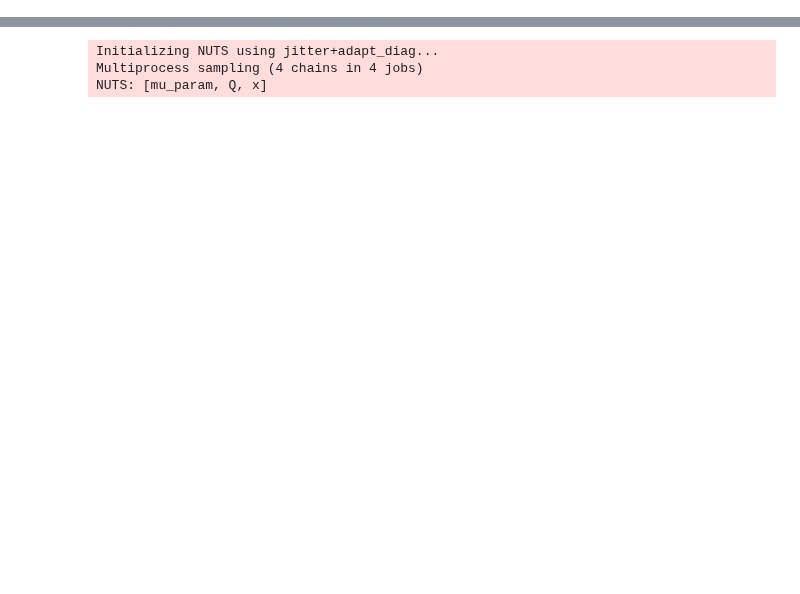
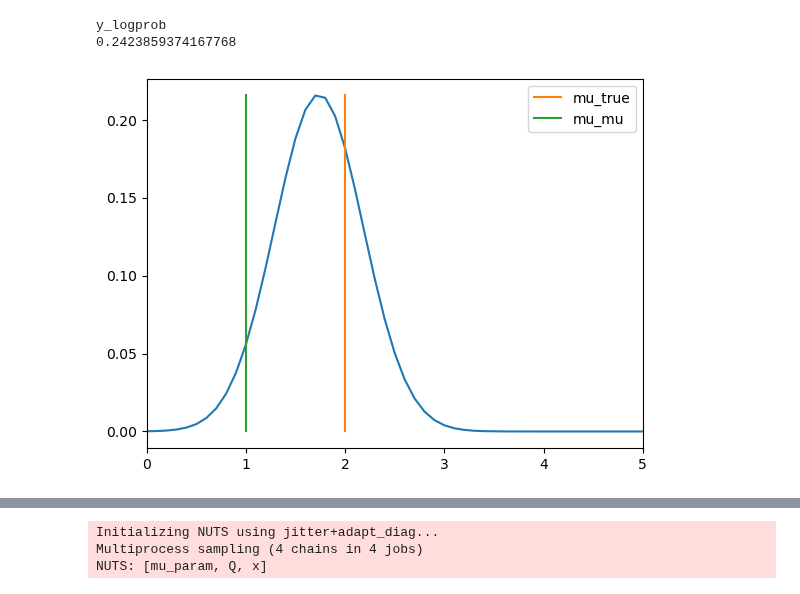
Before and after one commit to pymc-devs/pymc-extras, a Jupyter notebook: notebooks/INLA_testing.ipynb, the cells around one changed output, grey strips where cells are left out. Saved outputs shown, nothing was run; the diff lists cells and outputs as text; code cells hidden in the pictures; blank space fills up the shorter version.

```diff
--- a/notebooks/INLA_testing.ipynb
+++ b/notebooks/INLA_testing.ipynb
@@ -29,52 +270,70 @@ Reshape{4}.0
 # %%
 rng = np.random.default_rng(12345)
-n = 10000
-d = 10
+n = 2
+d = 1
 
 # Initialise arrays
-mu_true = rng.random(d)
-cov_true = np.diag(rng.random(d))
-Q_val = np.diag(rng.random(d))
-cov_param_val = np.diag(rng.random(d))
+mu_true = 2 * np.ones((d,))  # rng.random(d)
+cov_true = np.identity(d)  # np.diag(rng.random(d))
+Q_val = np.identity(d)  # np.diag(rng.random(d))
+cov_param_val = np.identity(d)  # np.diag(rng.random(d))
 
-x_val = rng.random(d)
-mu_val = rng.random(d)
+# x_val = rng.random(d)
+# mu_val = rng.random(d)
 
-mu_mu = rng.random(d)
-mu_cov = np.diag(np.ones(d))
-cov_mu = rng.random(d**2)
-cov_cov = np.diag(np.ones(d**2))
-Q_mu = rng.random(d**2)
-Q_cov = np.diag(np.ones(d**2))
+mu_mu = np.ones((d,))  # rng.random(d)
+mu_cov = np.identity(d)  # np.diag(np.ones(d))
+# cov_mu = rng.random(d**2)
+# cov_cov = np.diag(np.ones(d**2))
+# Q_mu = rng.random(d**2)
+# Q_cov = np.diag(np.ones(d**2))
 
 with pm.Model() as model:
     y_obs = rng.multivariate_normal(mean=mu_true, cov=cov_true, size=n)
 
     mu_param = pm.MvNormal("mu_param", mu=mu_mu, cov=mu_cov)
     # cov_param = np.abs(pm.MvNormal("cov_param", mu=cov_mu, cov=cov_cov))
     # Q = pm.MvNormal("Q", mu=Q_mu, cov=Q_cov)
 
     x = pm.MvNormal("x", mu=mu_param, tau=Q_val)
 
     y = pm.MvNormal(
         "y",
         mu=x,
         cov=cov_param_val,  # cov_param.reshape((d, d)),
         observed=y_obs,
     )
 
-    # x0, log_likelihood = get_log_marginal_likelihood(
-    #     x=model.rvs_to_values[x],
-    #     Q=Q_val,#Q.reshape((d, d)),
-    #     mu=mu_param,
-    #     optimizer_kwargs={"tol": 1e-8},
-    # )
+# pm.model_to_graphviz(model)
+model_marg = marginalize(
+    model,
+    [x],
+    Q=Q_val,
+    temp_kwargs=[n, cov_param_val, y_obs, mu_true, model.rvs_to_values[mu_param]],
+)
+model_logp = model_marg.logp()
 
-    # args = model.continuous_value_vars + model.discrete_value_vars
-    # for i, rv in enumerate(args):
-    #     if rv == model.rvs_to_values[x]:
-    #         args.pop(i)
-    # log_likelihood = pytensor.graph.replace.graph_replace(log_likelihood, {model.rvs_to_values[x]: rng.random(d)})
-    # log_laplace_approx = pytensor.function(args, log_likelihood)
+logp = np.zeros_like(mu_val)
+logp_y = -0.5 * np.squeeze((y_obs - mu_true) ** 2).sum(axis=0) - d / 2 * np.log(2 * np.pi)
+for i, mu in enumerate(mu_val):
+    x0 = (y_obs.sum(axis=0) - mu) / (n - 1)
+    logp[i] = model_logp.eval({"mu_param": [mu]}) - 0.5 * (x0 - mu) ** 2 + n * 1.5  # - logp_y
 
-    # pm.sample()
+import matplotlib.pyplot as plt
+import scipy
+
+p = np.exp(logp)
+
+P = scipy.integrate.simpson(p, x=mu_val)
+print(P)
+
+plt.plot(mu_val, p)
+plt.plot([mu_true, mu_true + 1e-12], [p.min(), p.max()], label="mu_true")
+plt.plot([mu_mu, mu_mu + 1e-12], [p.min(), p.max()], label="mu_mu")
+plt.legend()
+plt.xlim([0, 5])
+plt.show()
+# %% [output]
+y_logprob
+0.2423859374167768
+[figure, added]
```
Also changed, not shown: parts of 15 cells of this notebook, 1 other file.
